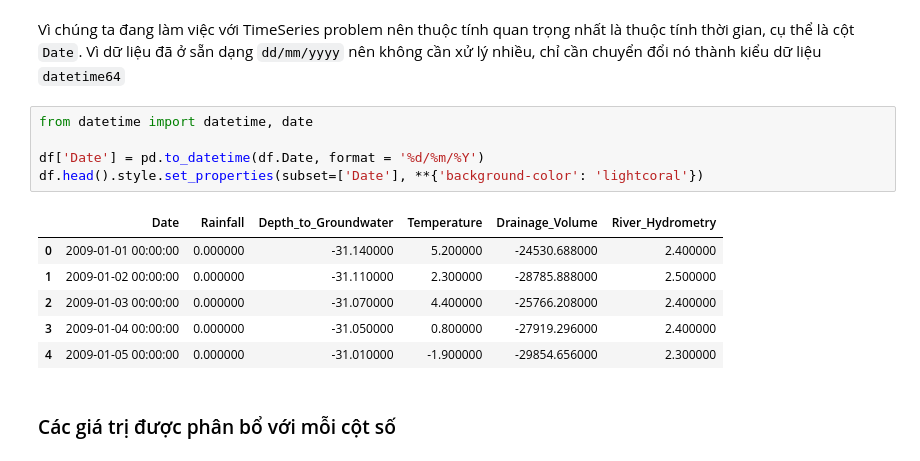
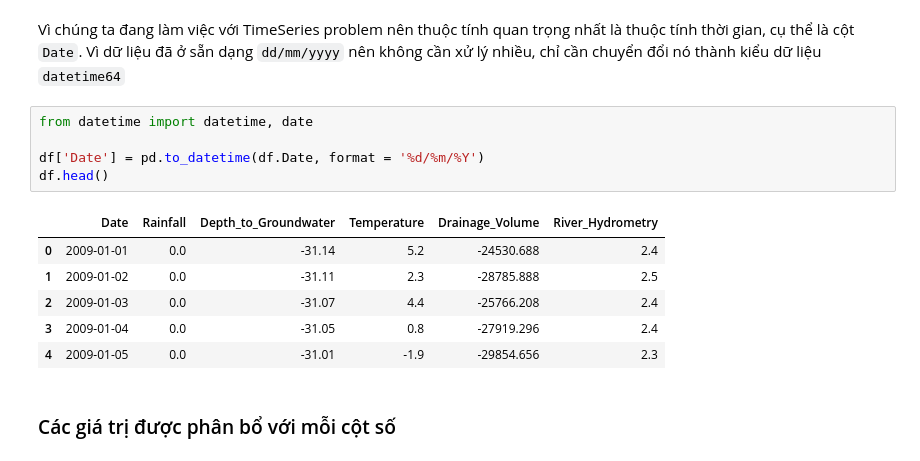
Before and after one commit to GenNyu/Lab-2---DV, a Jupyter notebook: 1.0_Preprocessing.ipynb, the cells around one changed output. Drawn from its saved outputs; the diff is of its cells as text.

```diff
--- a/1.0_Preprocessing.ipynb
+++ b/1.0_Preprocessing.ipynb
@@ -146,15 +146,15 @@ Vì chúng ta đang làm việc với TimeSeries problem nên thuộc tính quan
 # %%
 from datetime import datetime, date
 
 df['Date'] = pd.to_datetime(df.Date, format = '%d/%m/%Y')
-df.head().style.set_properties(subset=['Date'], **{'background-color': 'lightcoral'})
+df.head()
 # %% [output]
 |  | Date | Rainfall | Depth_to_Groundwater | Temperature | Drainage_Volume | River_Hydrometry |
-| 0 | 2009-01-01 00:00:00 | 0.000000 | -31.140000 | 5.200000 | -24530.688000 | 2.400000 |
-| 1 | 2009-01-02 00:00:00 | 0.000000 | -31.110000 | 2.300000 | -28785.888000 | 2.500000 |
-| 2 | 2009-01-03 00:00:00 | 0.000000 | -31.070000 | 4.400000 | -25766.208000 | 2.400000 |
-| 3 | 2009-01-04 00:00:00 | 0.000000 | -31.050000 | 0.800000 | -27919.296000 | 2.400000 |
-| 4 | 2009-01-05 00:00:00 | 0.000000 | -31.010000 | -1.900000 | -29854.656000 | 2.300000 |
+| 0 | 2009-01-01 | 0.0 | -31.14 | 5.2 | -24530.688 | 2.4 |
+| 1 | 2009-01-02 | 0.0 | -31.11 | 2.3 | -28785.888 | 2.5 |
+| 2 | 2009-01-03 | 0.0 | -31.07 | 4.4 | -25766.208 | 2.4 |
+| 3 | 2009-01-04 | 0.0 | -31.05 | 0.8 | -27919.296 | 2.4 |
+| 4 | 2009-01-05 | 0.0 | -31.01 | -1.9 | -29854.656 | 2.3 |
 # %% [markdown]
 ### Các giá trị được phân bổ với mỗi cột số
 # %%
```
Also changed, not shown: 2 other files.
